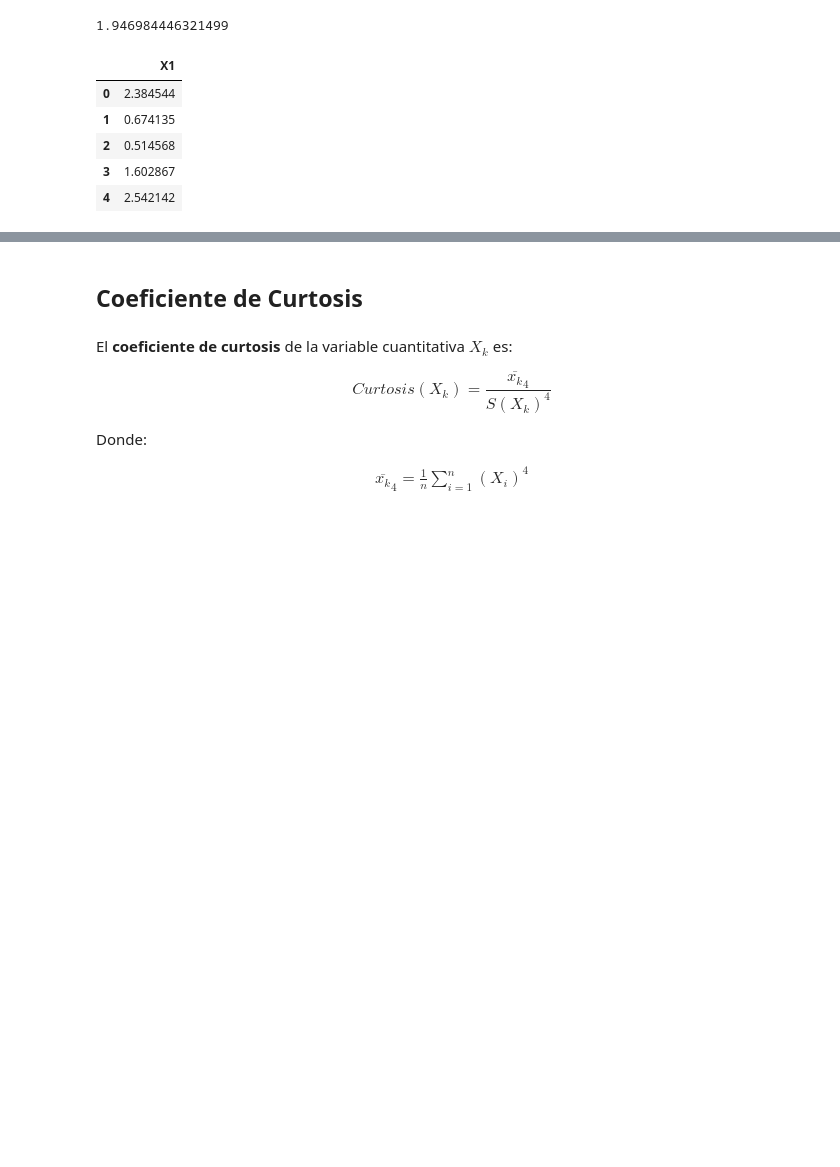
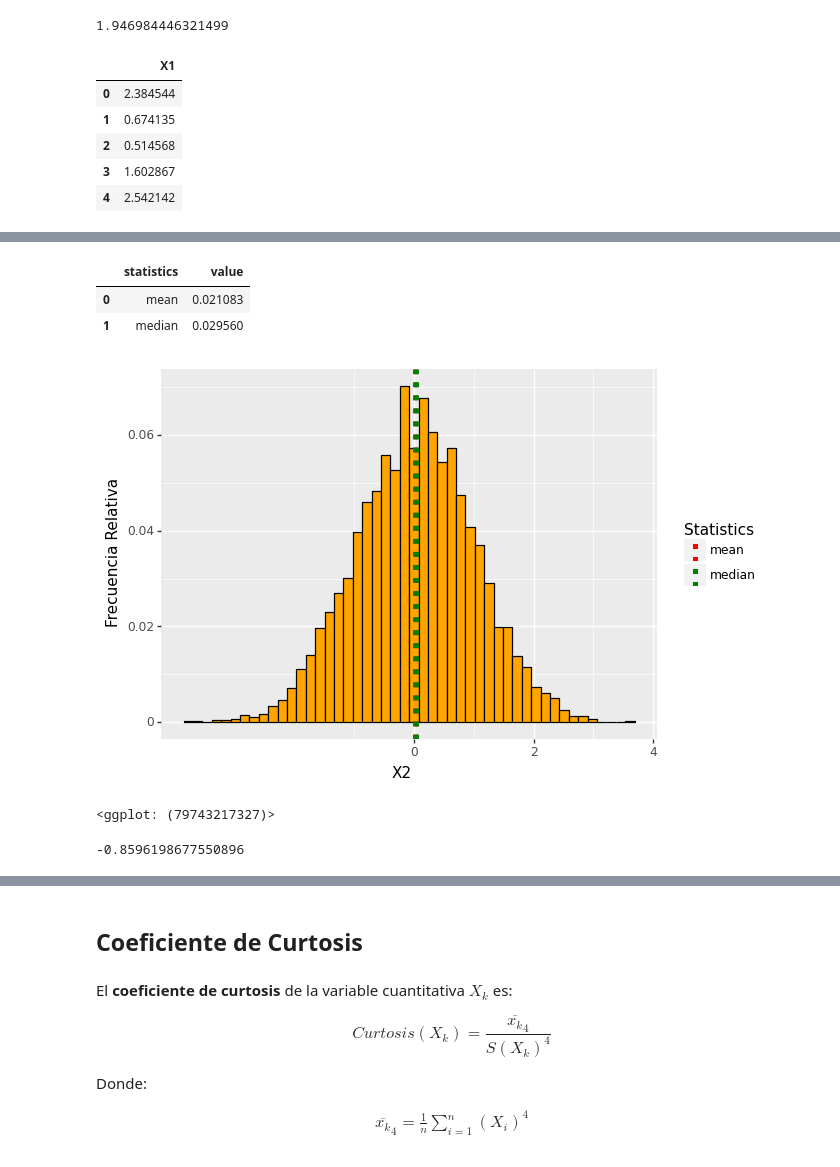
Before and after one commit to FabioScielzoOrtiz/Estadistica4all-blog, a Jupyter notebook: Descriptive Statisitcs in Python and R/Descriptive Statistics with Python and R.ipynb, the cells around one changed output, grey strips where cells are left out. Cells and saved outputs as stored; diff of their text form; code cells hidden in the pictures; blank space fills up the shorter version.

```diff
--- a/Descriptive Statisitcs in Python and R/Descriptive Statistics with Python and R.ipynb
+++ b/Descriptive Statisitcs in Python and R/Descriptive Statistics with Python and R.ipynb
@@ -3220,0 +3220,6 @@ ggplot( data=X1_df )
+# %%
+np.random.seed(123)
+
+X2 = np.random.normal(0, 1, 5000)
+
+scipy.stats.skew(X2)
@@ -3220,0 +3228,3 @@ ggplot( data=X1_df )
+# %%
+X2_df = pd.DataFrame({'X2': X2})
+X2_df.head()
@@ -3220,0 +3238,36 @@ ggplot( data=X1_df )
+# %%
+df = pd.DataFrame({'statistics': ['mean', 'median' ] ,
+                   'value' : [ X2_df['X2'].mean(), X2_df['X2'].median()]
+                   })
+
+df
+# %% [output]
+|  | statistics | value |
+| 0 | mean | 0.021083 |
+| 1 | median | 0.029560 |
+# %%
+(
+ggplot( data=X2_df )
++ aes(x='X2' , y =  after_stat('width*density'))
++ geom_histogram( fill="orange", color="black")
++  labs(x = "X2", y = "Frecuencia Relativa")
++ scale_x_continuous( breaks = np.arange(0, 15, 2) )
++ scale_y_continuous( breaks = np.arange(0, 0.13, 0.02) )
+
++  geom_vline( df, aes(xintercept='value', color='statistics'), show_legend=True , linetype='dotted',size=[2,2])
++  scale_color_manual(
+     name = "Statistics",
+     values = [  "red",  "green"]
+     )
+)
+# %% [output]
+[figure, added]
+<ggplot: (79743217327)>
+# %%
+np.random.seed(123)
+
+X3 = np.random.beta(9, 2, size=5000)
+
+scipy.stats.skew(X3)
+# %% [output]
+-0.8596198677550896
```
Also changed, not shown: parts of 38 cells of this notebook, 1 other file.
